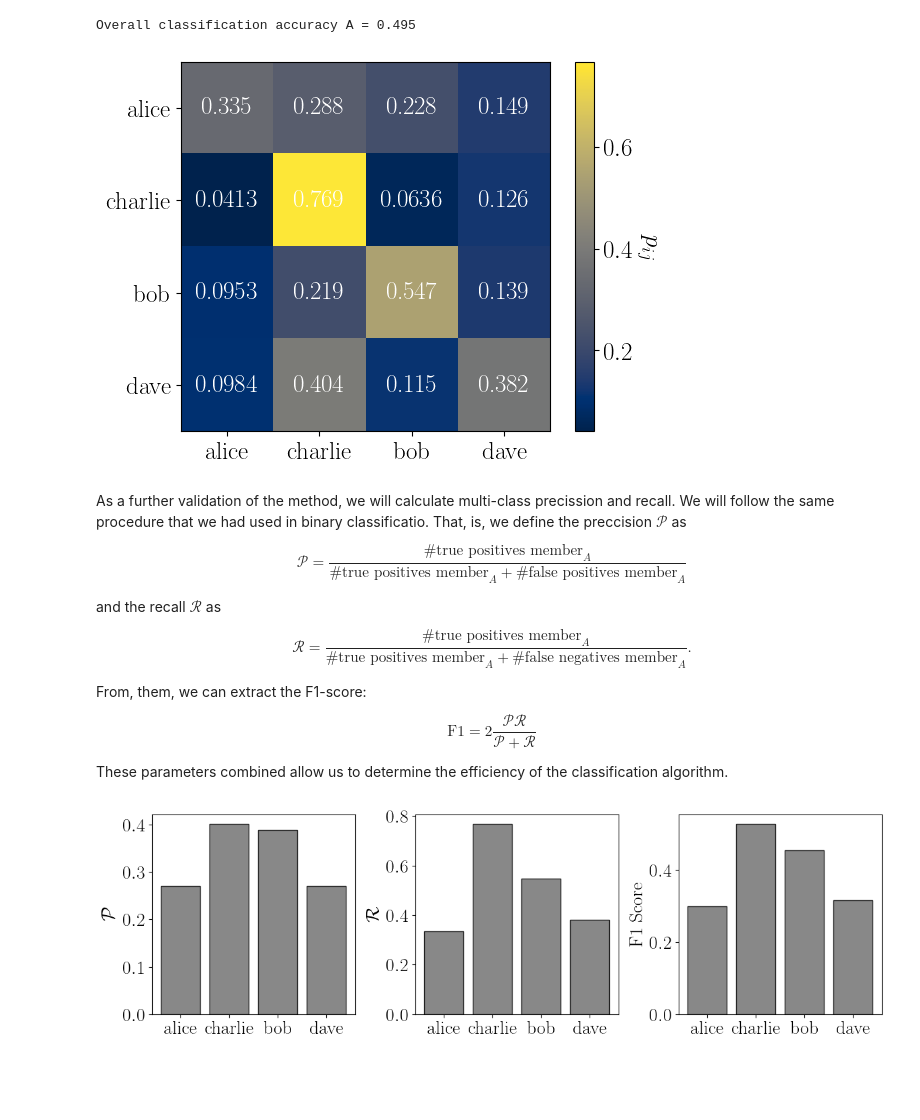
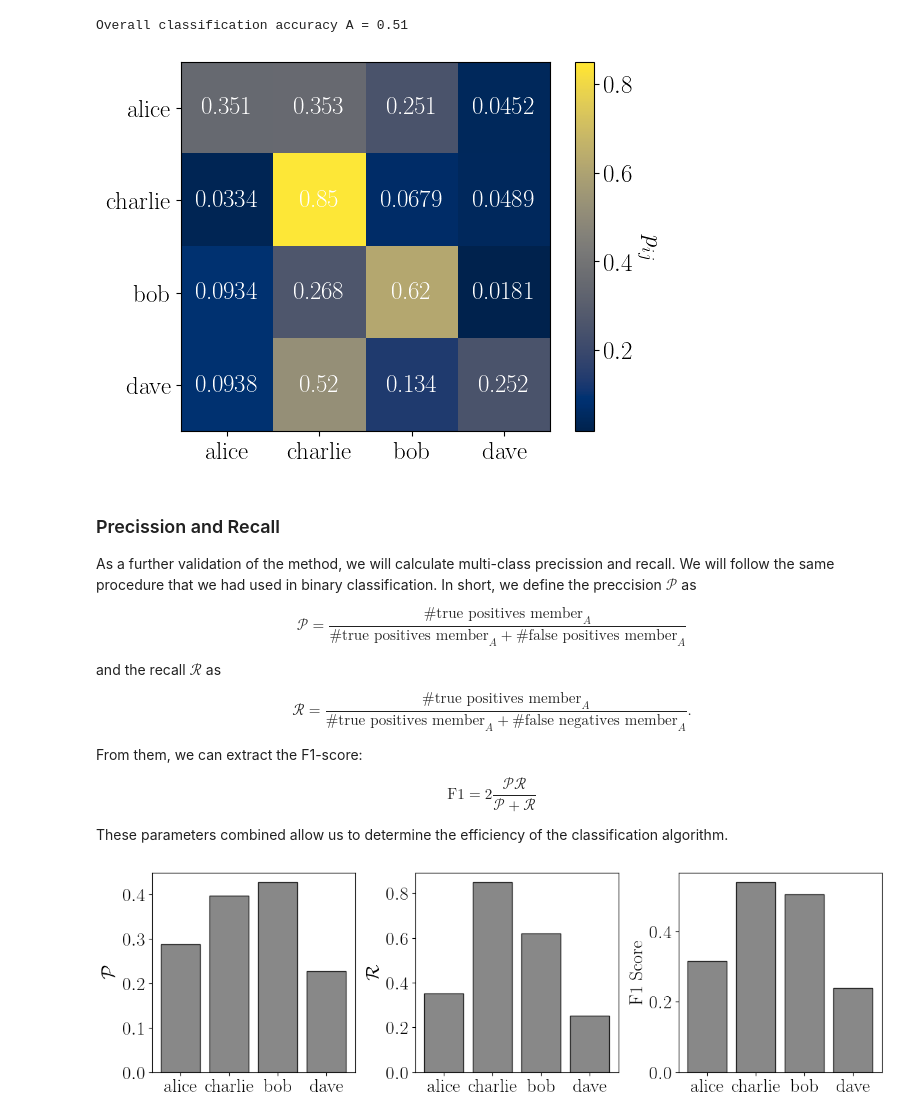
Before and after one commit to pastranacl/naive_bayes_whatsapp_group, a Jupyter notebook: naive_bayes_whatsapp_analysis.ipynb, the cells around one changed output. Saved outputs shown, nothing was run; the diff lists cells and outputs as text; code cells hidden in the pictures; blank space fills up the shorter version.

Commit message:
Punctuation in messages removed; Updated documentation

```diff
--- a/naive_bayes_whatsapp_analysis.ipynb
+++ b/naive_bayes_whatsapp_analysis.ipynb
@@ -55,15 +65,16 @@ def load_conversations(path_file):
         else:
             return 0
 
-    # TODO: Update
     def remove_punctuation(input_string):
+        """
+            Remove punctuation characters from the word lists
+        """
         # Make a translation table that maps all punctuation characters to None
         translator = str.maketrans("", "", string.punctuation)
+        result = input_string.translate(translator)
+        return result
 
-        # Apply the translation table to the input string
-        result = input_string.translate(translator)
 
-        return result
 
     with open(path_file) as fp:
 
@@ -80,7 +91,8 @@ def load_conversations(path_file):
                     if (str_word_list[0])[0] == "[":
                         continue
 
-                    messages.append(str_word_list[4:])
+                    msg = [remove_punctuation(s) for s in str_word_list[4:]]
+                    messages.append(msg)
 
                     tmp_member = str_word_list[3][:-1]  # The -1 is to remove : from the user
 
@@ -236,14 +248,15 @@ def naive_bayes_whatsapp_messages(message, members, num_messages_members, prob_m
     return most_likely_member, p_message
 # %%
 # Load conversation
-messages, members_msg, members = load_conversations('./chats/chat.txt')
+messages, members_msg, members = load_conversations('./chats/chat_20230602.txt')
 
 # Split the data in training and cross-validation sets
-TRAINING_FRACTION = 0.7
+TRAINING_FRACTION = 0.8
 messages_train, messages_xval, members_msg_train, members_msg_xval  = split_data(messages, members_msg, TRAINING_FRACTION)
 
 # Make dictionary
 word_dict_train = make_dictionary(messages_train, members_msg_train, members)
 
+
 # Determine probabilities per user
 num_messages_members, prob_message_members = prob_message_by_members(messages_train, members_msg_train, members)
@@ -271,9 +284,18 @@ def evaluate_cross_validation(messages_xval, members_msg_xval, members, num_mess
         It creates a 2D array reppresenting the probability of predicting a member Y given that the message was sent by X.
         Ideally, it should be very high in the diagonal and null (or very small) in the non-diagonal terms
 
-        Parameters
+        Parameters:
+            - messages_xval ()
+            - members_msg_xval ():
+            - members ():
+            - num_messages_members ():
+            - prob_message_members ():
+            - word_dict_train ():
+            - plot_precc (bool):
 
-        Return
+        Return:
+            - accuracy (double): Acurracy A=#messages correctly classified/#messages total
+            - classification_dict_matrix (dict): Dictionary with the probabilities for classifying a message of a member as of other member
 
 
     """
@@ -304,7 +326,6 @@ def evaluate_cross_validation(messages_xval, members_msg_xval, members, num_mess
         n_msg_member =  sum(classification_dict_matrix[member].values())
         for m  in members:
             classification_dict_matrix[member][m] /= n_msg_member
-
 
 
     # Accesory ploting funciton
@@ -339,7 +360,7 @@ def evaluate_cross_validation(messages_xval, members_msg_xval, members, num_mess
         ax.set_xticks(np.arange(n_members), labels=members)
         ax.set_yticks(np.arange(n_members), labels=members)
 
-        #
+        # Color bar
         cbar = ax.figure.colorbar(im, ax=ax)
         cbar.ax.set_ylabel(r"$p_{ij}$", rotation=-90, va="bottom")
 
@@ -350,10 +371,12 @@ def evaluate_cross_validation(messages_xval, members_msg_xval, members, num_mess
 accuracy, classification_dict_matrix = evaluate_cross_validation(messages_xval, members_msg_xval, members, num_messages_members, prob_message_members, word_dict_train)
 print("Overall classification accuracy A = " + str(float('%.3g' % accuracy))  )
 # %% [output]
-Overall classification accuracy A = 0.495
+Overall classification accuracy A = 0.51
-[figure, old version]
+[figure, new version]
 # %% [markdown]
-As a further validation of the method, we will calculate multi-class precission and recall. We will follow the same procedure that we had used in binary classificatio. That, is, we define the preccision $\mathcal{P}$ as
+### Precission and Recall
+
+As a further validation of the method, we will calculate multi-class precission and recall. We will follow the same procedure that we had used in binary classification. In short, we define the preccision $\mathcal{P}$ as
 
 $$ \mathcal{P} = \frac{\# \text{true positives member}_A}{\# \text{true positives member}_A + \# \text{false positives member}_A} $$
 
@@ -361,7 +384,7 @@ and the recall $\mathcal{R}$ as
 
 $$ \mathcal{R} = \frac{\# \text{true positives member}_A }{ \# \text{true positives member}_A + \# \text{false negatives member}_A}. $$
 
-From, them, we can extract the F1-score:
+From them, we can extract the F1-score:
 
 $$ \text{F1} = 2\frac{\mathcal{P}\mathcal{R}}{\mathcal{P} + \mathcal{R}} $$
 
@@ -369,12 +392,17 @@ These parameters combined allow us to determine the efficiency of the classifica
 # %%
 def calc_precission_recall(classification_dict_matrix, members, plot_prf=True):
     """
-        Calculate precission, recall and the F1 Score
+        Calculate precission, recall and the F1 Score.
 
         Parameters:
-
+            - classification_dict_matrix (dictionary): Classification matrix defining the probability of classifying a message from a member depending on the member
+            - members (list): List for all members in the group
+            - plot_prf (bool): Optional parameter to plot precission, recall and F1 score for each member
 
         Output:
+            - precission_dict (dictionary): Precission for each member
+            - recall_dict (dicinary): Recall for each member
+            - f1_score_dict (dictionary): F1 score for each member
 
     """
     n_member = len(members)
@@ -404,38 +432,38 @@ def calc_precission_recall(classification_dict_matrix, members, plot_prf=True):
 
         recall_dict[member] = true_positives/(true_positives + false_negatives)
 
-
+        # Calculate the f1 score for each member from P and R
         f1_score_dict[member] = 2*(recall_dict[member] * precission_dict[member] )/( precission_dict[member]  + recall_dict[member] )
 
     #Plot routines
     if plot_prf==True:
 
         precission = np.array([precission_dict[m] for m in members])
         recall = np.array([recall_dict[m] for m in members])
         f1 = np.array([f1_score_dict[m] for m in members])
 
         font = {'family' : 'serif',
                 'weight' : 'normal',
                 'size'   : 20}
 
         plt.rc('text', usetex=True)
         plt.rc('font', **font)
 
         fig, (ax_p, ax_r, ax_f1) = plt.subplots(1, 3, figsize=(12, 4))
         fig.tight_layout()
 
         ax_p.bar(members, precission,  color='#888888',  edgecolor="#222222")
         ax_p.set_ylabel(r"$\mathcal{P}$")
 
         ax_r.bar(members, recall,  color='#888888',  edgecolor="#222222")
         ax_r.set_ylabel(r"$\mathcal{R}$")
 
         ax_f1.bar(members, f1,  color='#888888',  edgecolor="#222222")
         ax_f1.set_ylabel(r"F1 Score")
 
 
     return precission_dict, recall_dict, f1_score_dict
 
 precission_dict, recall_dict, f1_score_dict = calc_precission_recall(classification_dict_matrix, members, plot_prf=True)
 # %% [output]
-[figure, old version]
+[figure, new version]
```
Also changed, not shown: parts of 6 cells of this notebook.
